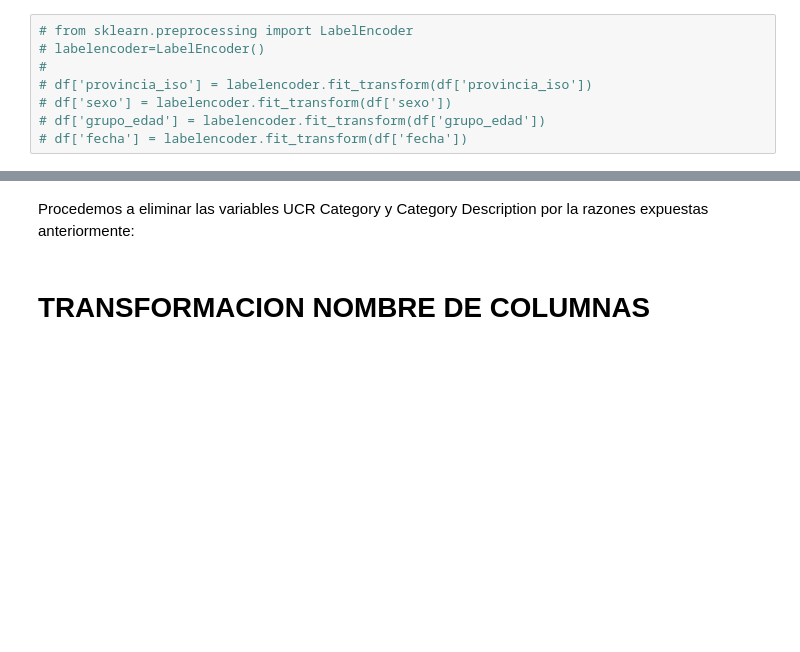
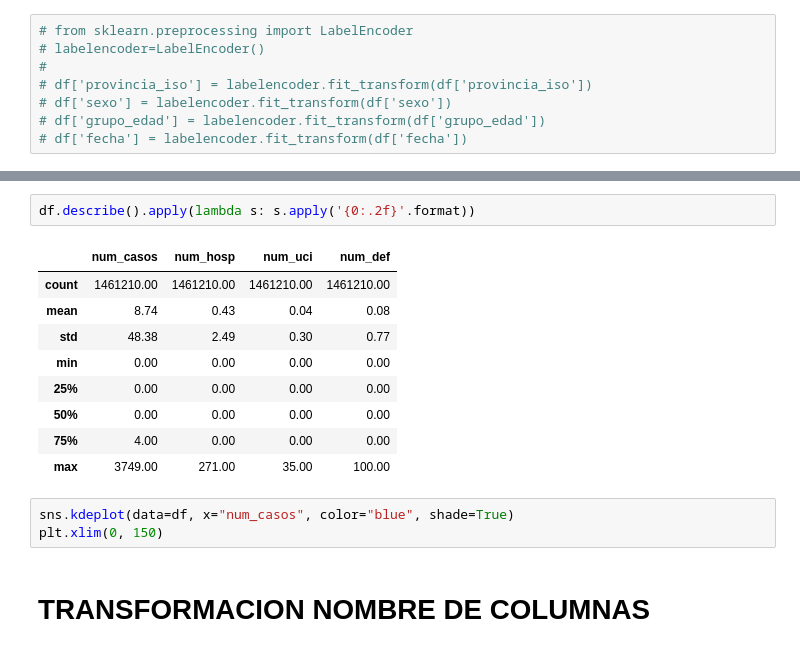
Before and after one commit to Danilo0221/TFM, a Jupyter notebook: DataCleaning/DataCleaningCovid.ipynb, the cells around one changed output, grey strips where cells are left out. Drawn from its saved outputs; the diff is of its cells as text; blank space fills up the shorter version.

```diff
--- a/DataCleaning/DataCleaningCovid.ipynb
+++ b/DataCleaning/DataCleaningCovid.ipynb
@@ -208,5 +204,18 @@ Populating the interactive namespace from numpy and matplotlib
-# %% [markdown]
-Procedemos a eliminar las variables UCR Category y Category Description por la razones expuestas anteriormente:
+# %%
+df.describe().apply(lambda s: s.apply('{0:.2f}'.format))
+# %% [output]
+|  | num_casos | num_hosp | num_uci | num_def |
+| count | 1461210.00 | 1461210.00 | 1461210.00 | 1461210.00 |
+| mean | 8.74 | 0.43 | 0.04 | 0.08 |
+| std | 48.38 | 2.49 | 0.30 | 0.77 |
+| min | 0.00 | 0.00 | 0.00 | 0.00 |
+| 25% | 0.00 | 0.00 | 0.00 | 0.00 |
+| 50% | 0.00 | 0.00 | 0.00 | 0.00 |
+| 75% | 4.00 | 0.00 | 0.00 | 0.00 |
+| max | 3749.00 | 271.00 | 35.00 | 100.00 |
+# %%
+sns.kdeplot(data=df, x="num_casos", color="blue", shade=True)
+plt.xlim(0, 150)
 # %% [markdown]
 # TRANSFORMACION NOMBRE DE COLUMNAS
 # %% [markdown]
```
Also changed, not shown: parts of 14 cells of this notebook, 6 other files.
